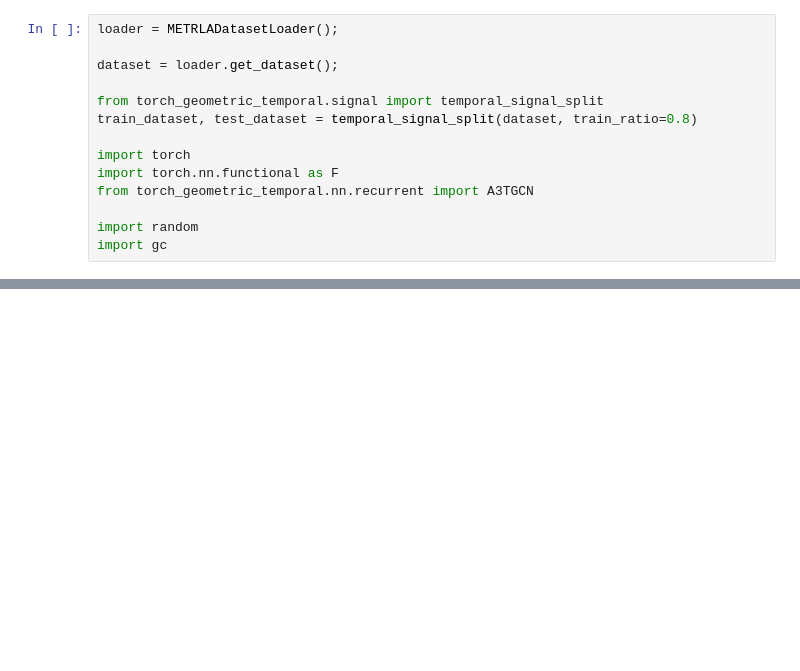
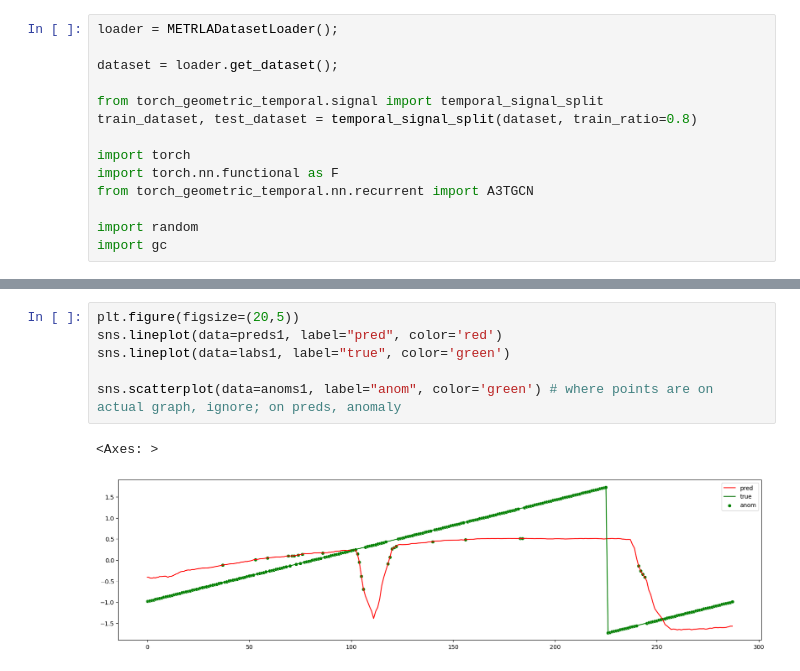
Before and after one commit to shreyashchatterjee/Capstone, a Jupyter notebook: Prediction.ipynb, the cells around one changed output, grey strips where cells are left out. Cells and saved outputs as stored; diff of their text form; blank space fills up the shorter version.

```diff
--- a/Prediction.ipynb
+++ b/Prediction.ipynb
@@ -136,0 +280,9 @@ sns.scatterplot(data=anoms, label="anom", color='green') # where points are on a
+# %%
+plt.figure(figsize=(20,5))
+sns.lineplot(data=preds1, label="pred", color='red')
+sns.lineplot(data=labs1, label="true", color='green')
+
+sns.scatterplot(data=anoms1, label="anom", color='green') # where points are on actual graph, ignore; on preds, anomaly
+# %% [output]
+<Axes: >
+[figure, added]
```
Also changed, not shown: parts of 9 cells of this notebook, 2 other files.
